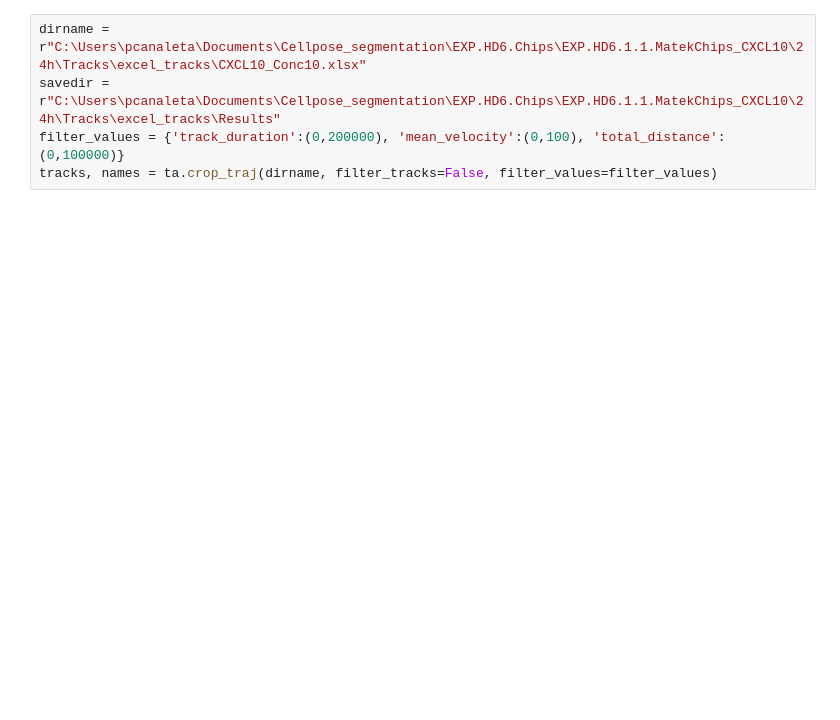
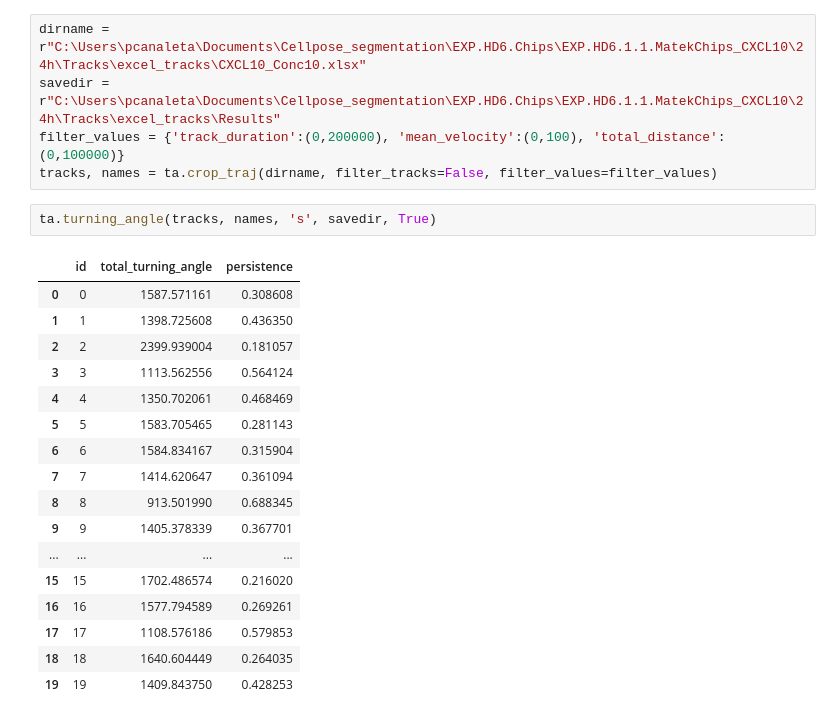
Before and after one commit to pcanaleta/tanalysis, a Jupyter notebook: traj_analysis_test.ipynb, the cells around one changed output. Drawn from its saved outputs; the diff is of its cells as text; blank space fills up the shorter version.

```diff
--- a/traj_analysis_test.ipynb
+++ b/traj_analysis_test.ipynb
@@ -8,4 +9,24 @@ dirname = r"C:\Users\pcanaleta\Documents\Cellpose_segmentation\EXP.HD6.Chips\EXP
 savedir = r"C:\Users\pcanaleta\Documents\Cellpose_segmentation\EXP.HD6.Chips\EXP.HD6.1.1.MatekChips_CXCL10\24h\Tracks\excel_tracks\Results"
 filter_values = {'track_duration':(0,200000), 'mean_velocity':(0,100), 'total_distance':(0,100000)}
 tracks, names = ta.crop_traj(dirname, filter_tracks=False, filter_values=filter_values)
+# %%
+ta.turning_angle(tracks, names, 's', savedir, True)
+# %% [output]
+|  | id | total_turning_angle | persistence |
+| 0 | 0 | 1587.571161 | 0.308608 |
+| 1 | 1 | 1398.725608 | 0.436350 |
+| 2 | 2 | 2399.939004 | 0.181057 |
+| 3 | 3 | 1113.562556 | 0.564124 |
+| 4 | 4 | 1350.702061 | 0.468469 |
+| 5 | 5 | 1583.705465 | 0.281143 |
+| 6 | 6 | 1584.834167 | 0.315904 |
+| 7 | 7 | 1414.620647 | 0.361094 |
+| 8 | 8 | 913.501990 | 0.688345 |
+| 9 | 9 | 1405.378339 | 0.367701 |
+| ... | ... | ... | ... |
+| 15 | 15 | 1702.486574 | 0.216020 |
+| 16 | 16 | 1577.794589 | 0.269261 |
+| 17 | 17 | 1108.576186 | 0.579853 |
+| 18 | 18 | 1640.604449 | 0.264035 |
+| 19 | 19 | 1409.843750 | 0.428253 |
 # %%
```
Also changed, not shown: parts of 2 cells of this notebook, 1 other file.
